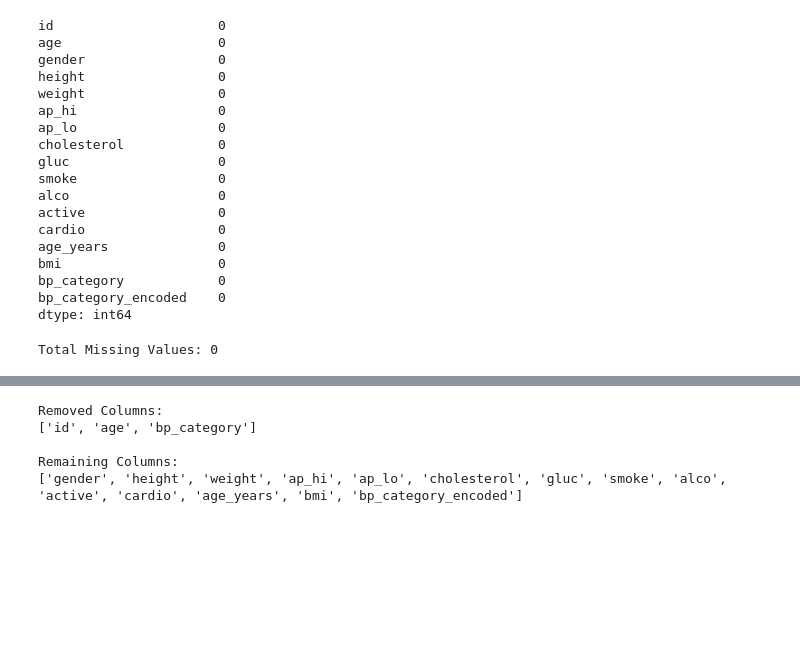
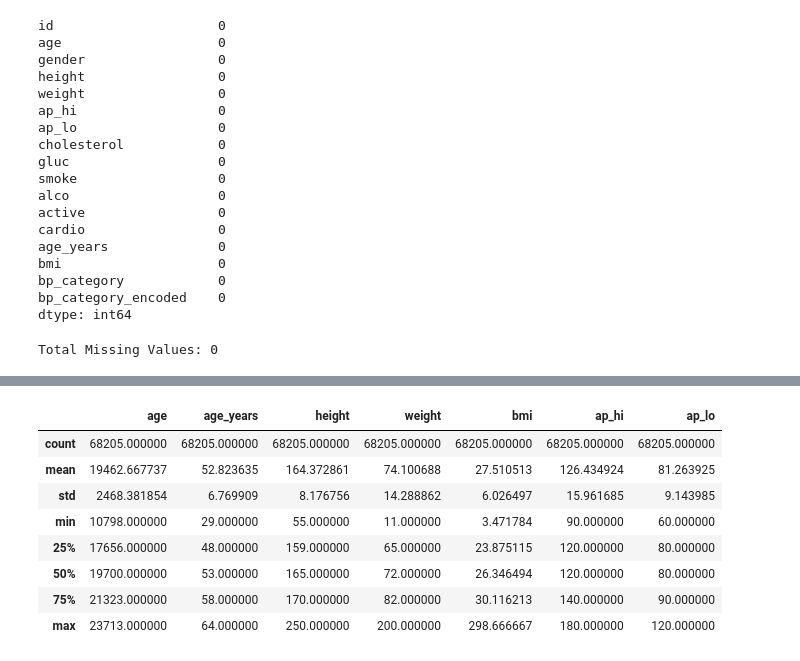
Before and after one commit to dilpreetpb32-pixel/Heart-Disease-Prediction-and-Risk-Assessment, a Jupyter notebook: notebooks/02_Data_Cleaning_and_Preprocessing.ipynb, the cells around one changed output, grey strips where cells are left out. Cells and saved outputs as stored; diff of their text form; code cells hidden in the pictures; blank space fills up the shorter version.

```diff
--- a/notebooks/02_Data_Cleaning_and_Preprocessing.ipynb
+++ b/notebooks/02_Data_Cleaning_and_Preprocessing.ipynb
@@ -122,28 +167,28 @@ Diastolic BP <= 0 : 0
 # %%
 # =====================================================
-# Step 7: Remove Unnecessary Columns
+# Step 7: Validate Numerical Features
 # =====================================================
 
-columns_to_remove = [
-    "id",
+numerical_features = [
     "age",
-    "bp_category"
+    "age_years",
+    "height",
+    "weight",
+    "bmi",
+    "ap_hi",
+    "ap_lo"
 ]
 
-existing_columns = [col for col in columns_to_remove if col in df.columns]
-
-df.drop(columns=existing_columns, inplace=True)
-
-print("Removed Columns:")
-print(existing_columns)
-
-print("\nRemaining Columns:")
-print(df.columns.tolist())
+display(df[numerical_features].describe())
 # %% [output]
-Removed Columns:
-['id', 'age', 'bp_category']
-
-Remaining Columns:
-['gender', 'height', 'weight', 'ap_hi', 'ap_lo', 'cholesterol', 'gluc', 'smoke', 'alco', 'active', 'cardio', 'age_years', 'bmi', 'bp_category_encoded']
+|  | age | age_years | height | weight | bmi | ap_hi | ap_lo |
+| count | 68205.000000 | 68205.000000 | 68205.000000 | 68205.000000 | 68205.000000 | 68205.000000 | 68205.000000 |
+| mean | 19462.667737 | 52.823635 | 164.372861 | 74.100688 | 27.510513 | 126.434924 | 81.263925 |
+| std | 2468.381854 | 6.769909 | 8.176756 | 14.288862 | 6.026497 | 15.961685 | 9.143985 |
+| min | 10798.000000 | 29.000000 | 55.000000 | 11.000000 | 3.471784 | 90.000000 | 60.000000 |
+| 25% | 17656.000000 | 48.000000 | 159.000000 | 65.000000 | 23.875115 | 120.000000 | 80.000000 |
+| 50% | 19700.000000 | 53.000000 | 165.000000 | 72.000000 | 26.346494 | 120.000000 | 80.000000 |
+| 75% | 21323.000000 | 58.000000 | 170.000000 | 82.000000 | 30.116213 | 140.000000 | 90.000000 |
+| max | 23713.000000 | 64.000000 | 250.000000 | 200.000000 | 298.666667 | 180.000000 | 120.000000 |
 # %%
 # =====================================================
```
Also changed, not shown: parts of 12 cells of this notebook, 4 other files.
